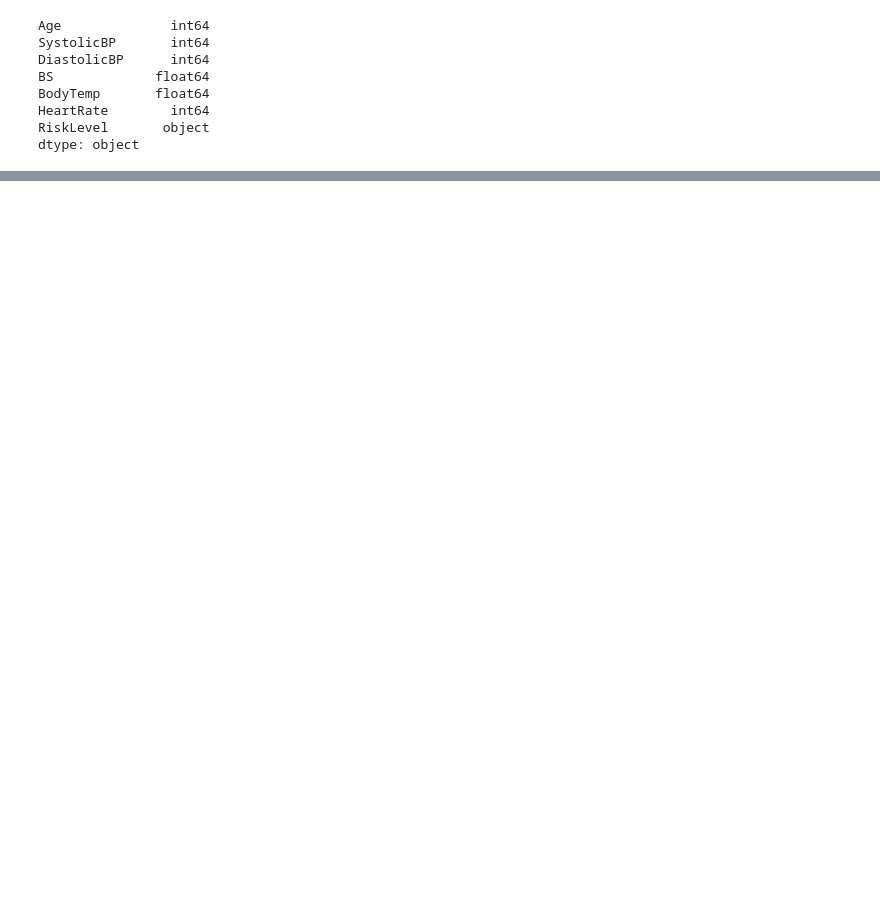
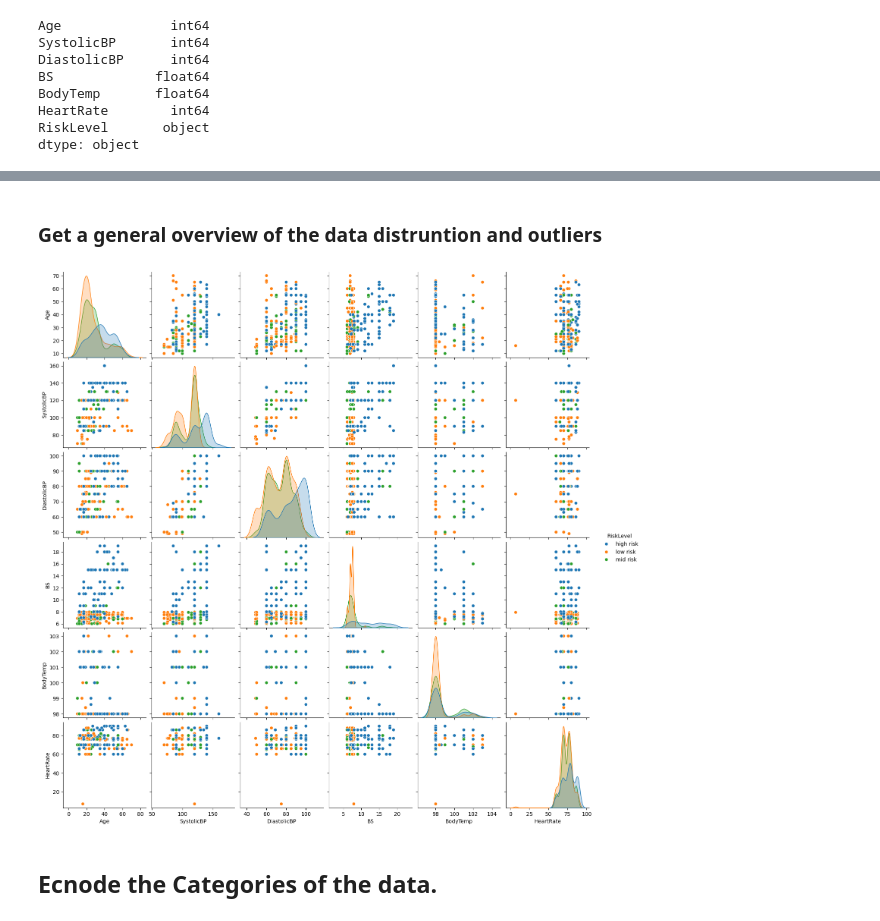
Before and after one commit to kaybrian/Maternal-Health-Risk-Data-ML-model, a Jupyter notebook: Maternal_Health_Prediction.ipynb, the cells around one changed output, grey strips where cells are left out. Drawn from its saved outputs; the diff is of its cells as text; code cells hidden in the pictures; blank space fills up the shorter version.

```diff
--- a/Maternal_Health_Prediction.ipynb
+++ b/Maternal_Health_Prediction.ipynb
@@ -349,0 +134,9 @@ plt.show()
+# %% [markdown]
+### Get a general overview of the data distruntion and outliers
+# %%
+sns.pairplot(data.iloc[:,:], hue = "RiskLevel");
+plt.show()
+# %% [output]
+[figure, added]
+# %% [markdown]
+## Ecnode the Categories of the data.
```
Also changed, not shown: parts of 47 cells of this notebook, 2 other files.
